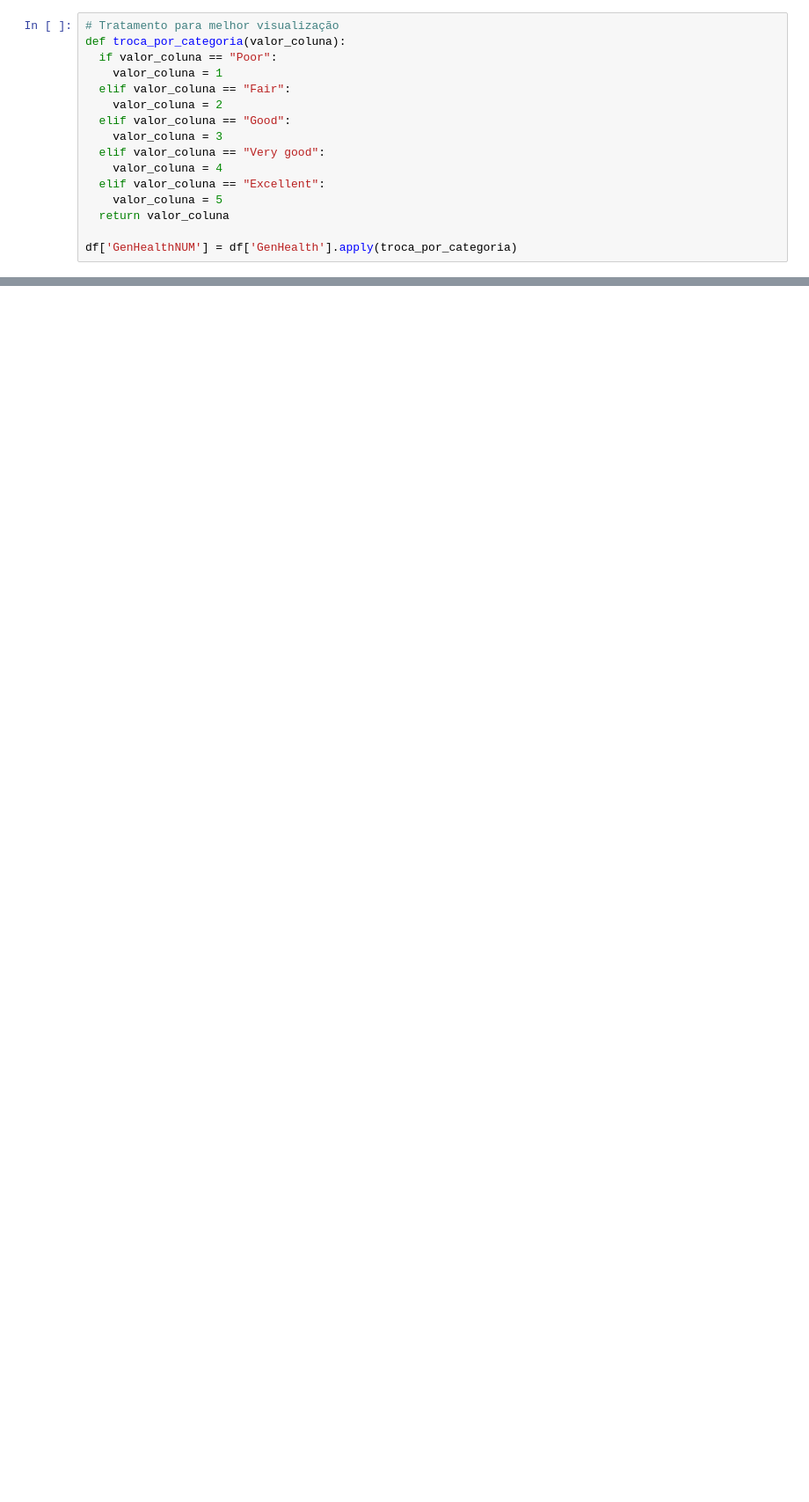
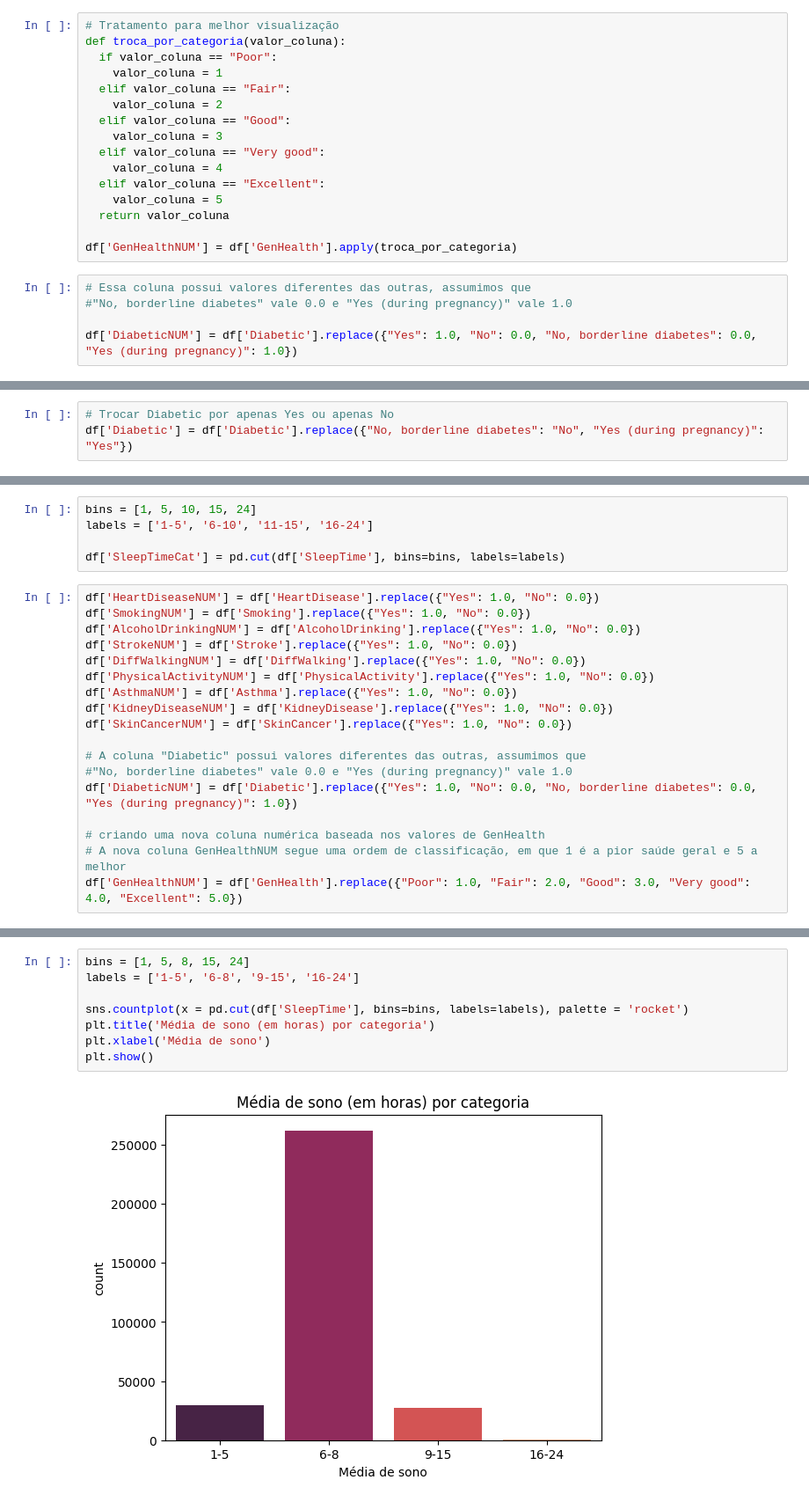
Before and after one commit to erlonL/Projeto-ICD, a Jupyter notebook: projeto.ipynb, the cells around one changed output, grey strips where cells are left out. Shown at 88% size. Cells and saved outputs as stored; diff of their text form; blank space fills up the shorter version.

```diff
--- a/projeto.ipynb
+++ b/projeto.ipynb
@@ -46,3 +114,8 @@ def troca_por_categoria(valor_coluna):
   return valor_coluna
 
 df['GenHealthNUM'] = df['GenHealth'].apply(troca_por_categoria)
+# %%
+# Essa coluna possui valores diferentes das outras, assumimos que
+#"No, borderline diabetes" vale 0.0 e "Yes (during pregnancy)" vale 1.0
+
+df['DiabeticNUM'] = df['Diabetic'].replace({"Yes": 1.0, "No": 0.0, "No, borderline diabetes": 0.0, "Yes (during pregnancy)": 1.0})
@@ -48,0 +124,3 @@ df['GenHealthNUM'] = df['GenHealth'].apply(troca_por_categoria)
+# %%
+# Trocar Diabetic por apenas Yes ou apenas No
+df['Diabetic'] = df['Diabetic'].replace({"No, borderline diabetes": "No", "Yes (during pregnancy)": "Yes"})
@@ -48,0 +165,23 @@ df['GenHealthNUM'] = df['GenHealth'].apply(troca_por_categoria)
+# %%
+bins = [1, 5, 10, 15, 24]
+labels = ['1-5', '6-10', '11-15', '16-24']
+
+df['SleepTimeCat'] = pd.cut(df['SleepTime'], bins=bins, labels=labels)
+# %%
+df['HeartDiseaseNUM'] = df['HeartDisease'].replace({"Yes": 1.0, "No": 0.0})
+df['SmokingNUM'] = df['Smoking'].replace({"Yes": 1.0, "No": 0.0})
+df['AlcoholDrinkingNUM'] = df['AlcoholDrinking'].replace({"Yes": 1.0, "No": 0.0})
+df['StrokeNUM'] = df['Stroke'].replace({"Yes": 1.0, "No": 0.0})
+df['DiffWalkingNUM'] = df['DiffWalking'].replace({"Yes": 1.0, "No": 0.0})
+df['PhysicalActivityNUM'] = df['PhysicalActivity'].replace({"Yes": 1.0, "No": 0.0})
+df['AsthmaNUM'] = df['Asthma'].replace({"Yes": 1.0, "No": 0.0})
+df['KidneyDiseaseNUM'] = df['KidneyDisease'].replace({"Yes": 1.0, "No": 0.0})
+df['SkinCancerNUM'] = df['SkinCancer'].replace({"Yes": 1.0, "No": 0.0})
+
+# A coluna "Diabetic" possui valores diferentes das outras, assumimos que
+#"No, borderline diabetes" vale 0.0 e "Yes (during pregnancy)" vale 1.0
+df['DiabeticNUM'] = df['Diabetic'].replace({"Yes": 1.0, "No": 0.0, "No, borderline diabetes": 0.0, "Yes (during pregnancy)": 1.0})
+
+# criando uma nova coluna numérica baseada nos valores de GenHealth
+# A nova coluna GenHealthNUM segue uma ordem de classificação, em que 1 é a pior saúde geral e 5 a melhor
+df['GenHealthNUM'] = df['GenHealth'].replace({"Poor": 1.0, "Fair": 2.0, "Good": 3.0, "Very good": 4.0, "Excellent": 5.0})
@@ -48,0 +199,10 @@ df['GenHealthNUM'] = df['GenHealth'].apply(troca_por_categoria)
+# %%
+bins = [1, 5, 8, 15, 24]
+labels = ['1-5', '6-8', '9-15', '16-24']
+
+sns.countplot(x = pd.cut(df['SleepTime'], bins=bins, labels=labels), palette = 'rocket')
+plt.title('Média de sono (em horas) por categoria')
+plt.xlabel('Média de sono')
+plt.show()
+# %% [output]
+[figure, added]
```
Also changed, not shown: parts of 84 cells of this notebook.
